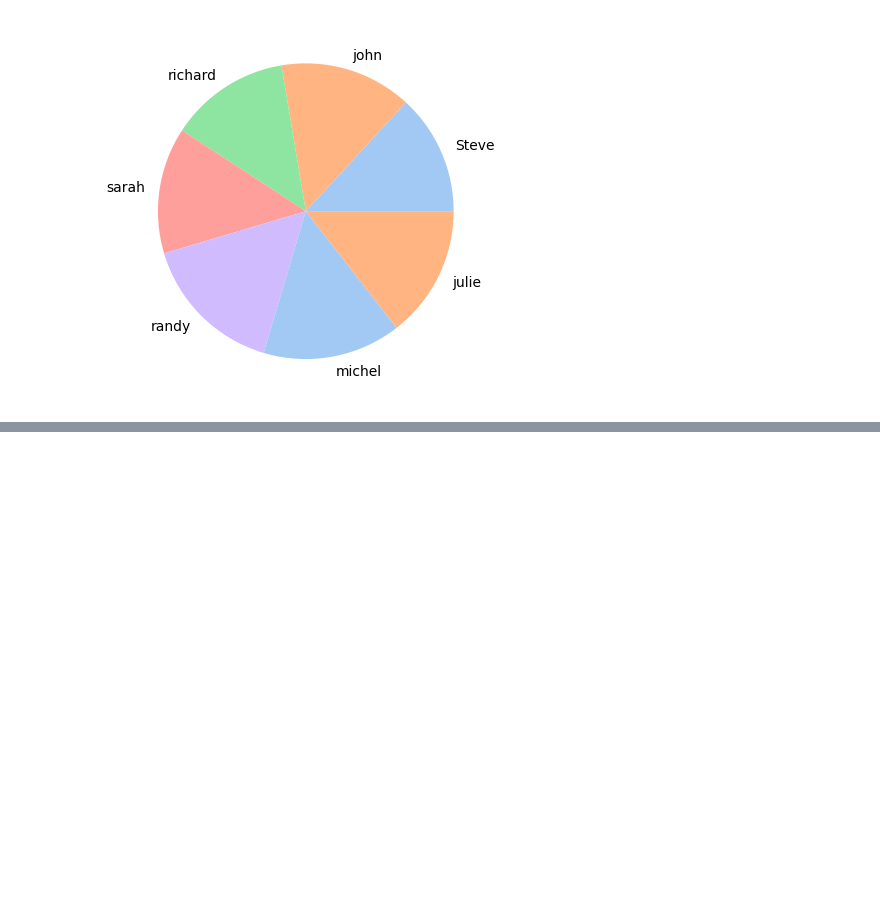
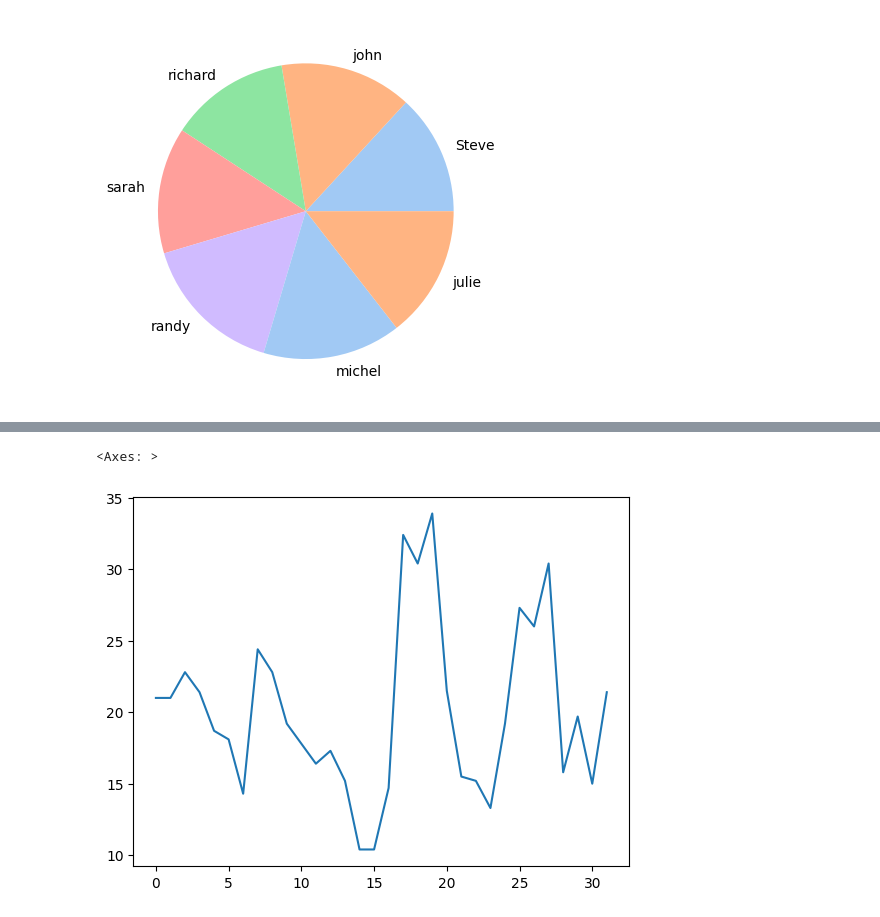
Before and after one commit to venkat56vanaparthi/data_science, a Jupyter notebook: data_visualization.ipynb, the cells around one changed output, grey strips where cells are left out. Drawn from its saved outputs; the diff is of its cells as text; code cells hidden in the pictures; blank space fills up the shorter version.

```diff
--- a/data_visualization.ipynb
+++ b/data_visualization.ipynb
@@ -171,0 +192,9 @@ plt.show()
+# %%
+address = 'cars.csv'
+cars = pd.read_csv(address)
+cars.columns = ['car_names', 'mpg', 'cyl', 'disp', 'hp', 'drat', 'wt', 'qsec', 'vs', 'am', 'gear', 'carb']
+mpg = cars['mpg']
+mpg.plot()
+# %% [output]
+<Axes: >
+[figure, added]
```
Also changed, not shown: parts of 8 cells of this notebook.
